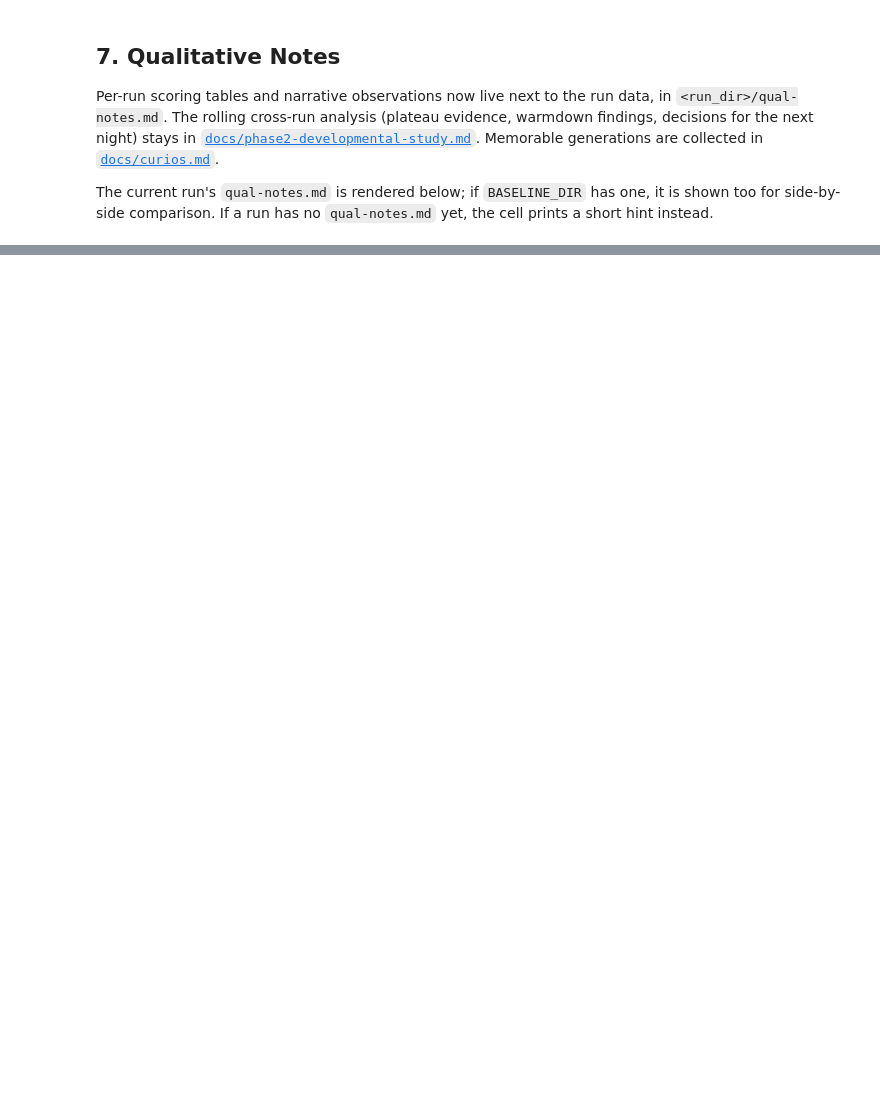
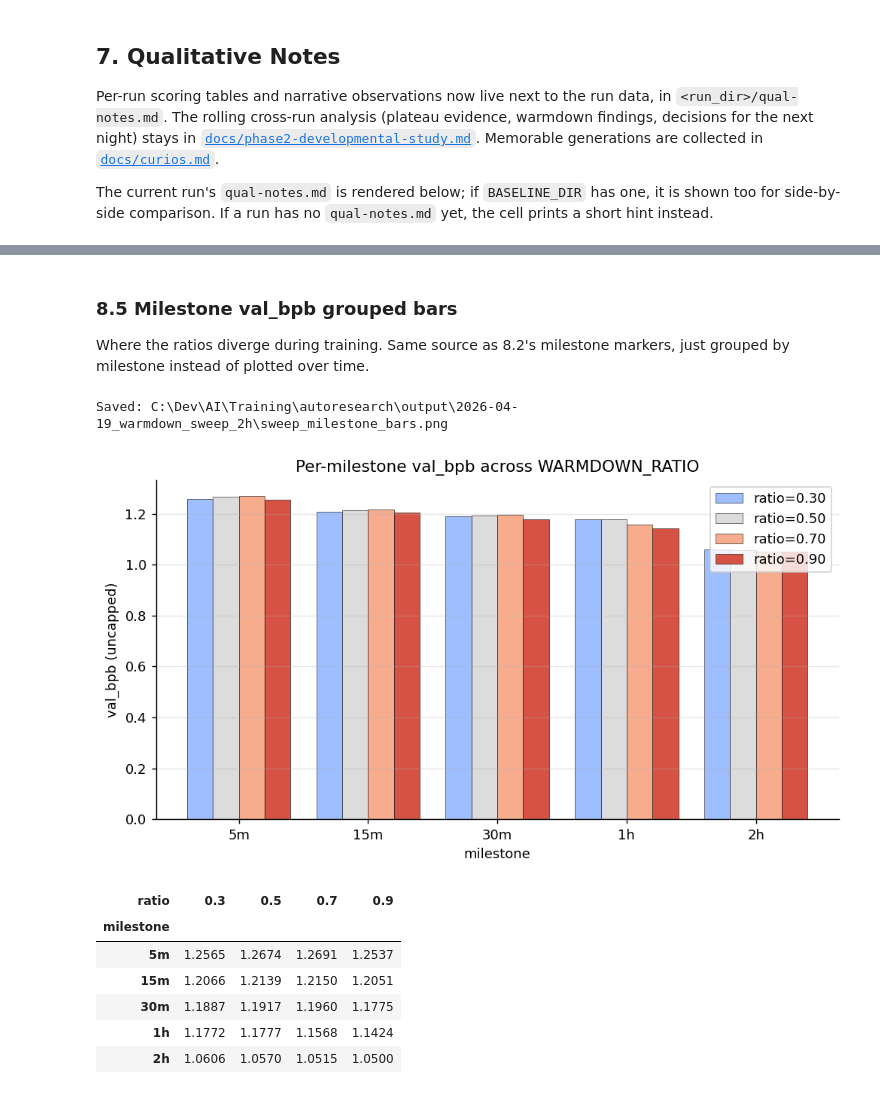
Before and after one commit to ElizaZadura/autoresearch-ez, a Jupyter notebook: development.ipynb, the cells around one changed output, grey strips where cells are left out. Cells and saved outputs as stored; diff of their text form; code cells hidden in the pictures; blank space fills up the shorter version.

```diff
--- a/development.ipynb
+++ b/development.ipynb
@@ -977,0 +1281,52 @@ _No `qual-notes.md` in `2026-04-17_phase2_baseline` yet._
+# %% [markdown]
+### 8.5 Milestone val_bpb grouped bars
+
+Where the ratios diverge during training. Same source as 8.2's milestone markers, just grouped by milestone instead of plotted over time.
+# %%
+if sweep_df.empty:
+    print("Skipping 8.5: no sweep data.")
+else:
+    ms_df = sweep_df[sweep_df["source"] == "milestone"].copy()
+    pivot = ms_df.pivot_table(index="milestone", columns="ratio", values="val_bpb")
+    order = [l for l in LABELS if l in pivot.index]
+    pivot = pivot.reindex(order)
+
+    fig, ax = plt.subplots(figsize=(9, 4.5))
+    n_ratios = len(pivot.columns)
+    bar_width = 0.8 / max(n_ratios, 1)
+    x = np.arange(len(pivot.index))
+    for i, r in enumerate(pivot.columns):
+        offset = i * bar_width - (n_ratios - 1) * bar_width / 2
+        ax.bar(
+            x + offset,
+            pivot[r],
+            width=bar_width,
+            color=_ratio_color(r),
+            label=f"ratio={r:.2f}",
+            edgecolor="black",
+            linewidth=0.3,
+        )
+
+    ax.set_xticks(x)
+    ax.set_xticklabels(pivot.index)
+    ax.set_xlabel("milestone")
+    ax.set_ylabel("val_bpb (uncapped)")
+    ax.set_title("Per-milestone val_bpb across WARMDOWN_RATIO")
+    ax.legend()
+    ax.grid(True, alpha=0.3, axis="y")
+    if SWEEP_PARENT is not None:
+        plt.savefig(SWEEP_PARENT / "sweep_milestone_bars.png", bbox_inches="tight")
+        print(f"Saved: {SWEEP_PARENT / 'sweep_milestone_bars.png'}")
+    plt.show()
+
+    display(pivot.round(4))
+# %% [output]
+Saved: C:\Dev\AI\Training\autoresearch\output\2026-04-19_warmdown_sweep_2h\sweep_milestone_bars.png
+[figure, added]
+| ratio | 0.3 | 0.5 | 0.7 | 0.9 |
+| milestone |  |  |  |  |
+| 5m | 1.2565 | 1.2674 | 1.2691 | 1.2537 |
+| 15m | 1.2066 | 1.2139 | 1.2150 | 1.2051 |
+| 30m | 1.1887 | 1.1917 | 1.1960 | 1.1775 |
+| 1h | 1.1772 | 1.1777 | 1.1568 | 1.1424 |
+| 2h | 1.0606 | 1.0570 | 1.0515 | 1.0500 |
```
Also changed, not shown: parts of 22 cells of this notebook, 4 other files.
